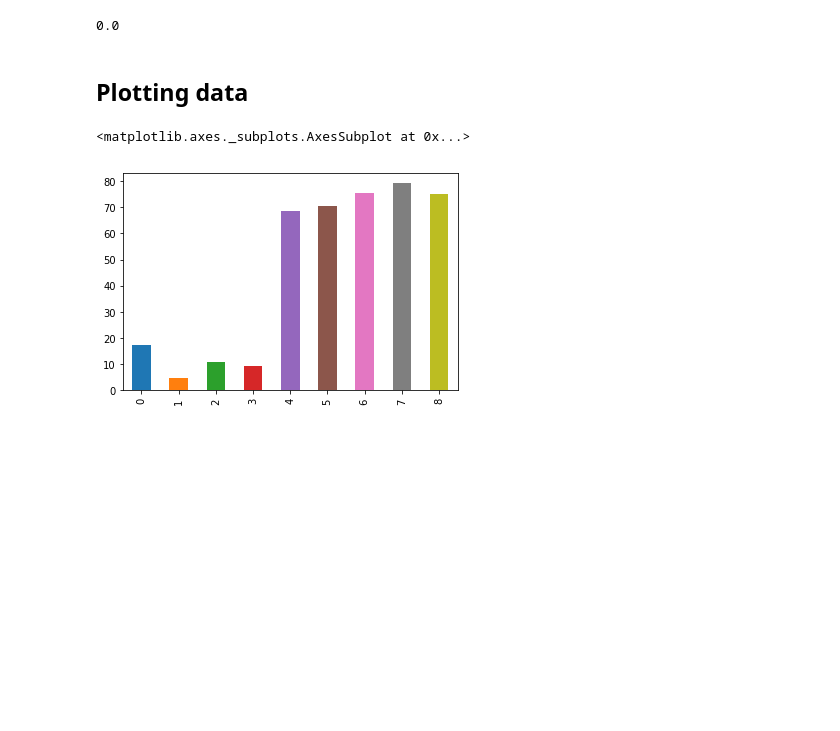
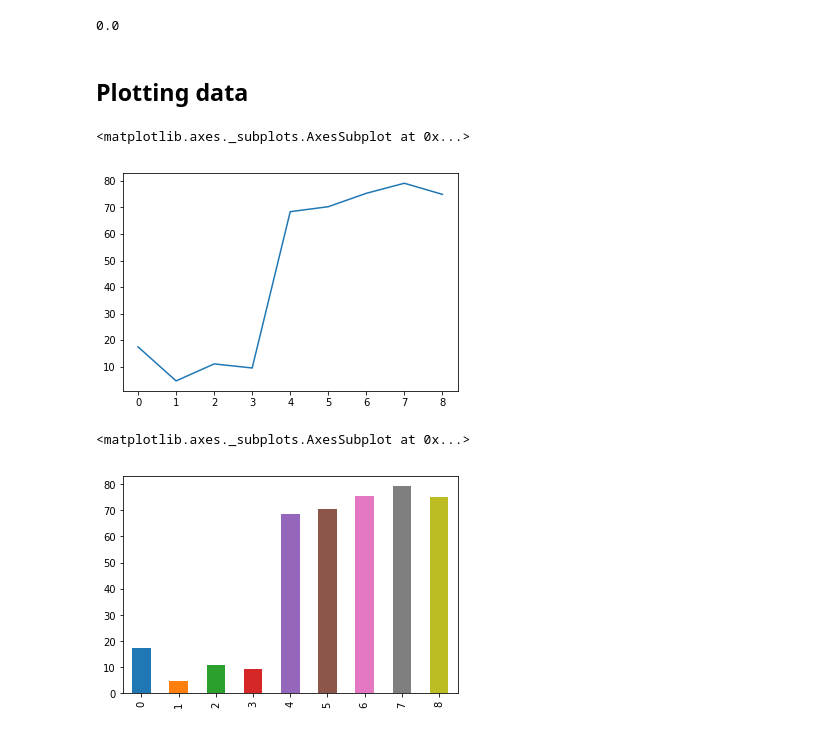
Before and after one commit to dm-fedorov/python3_intro, a Jupyter notebook: lesson_13/pandas.ipynb, the cells around one changed output. Saved outputs shown, nothing was run; the diff lists cells and outputs as text; code cells hidden in the pictures; blank space fills up the shorter version.

Commit message:
matplotlib

```diff
--- a/lesson_13/pandas.ipynb
+++ b/lesson_13/pandas.ipynb
@@ -147,6 +147,11 @@ temp[17][0]
 0.0
 # %% [markdown]
 ## Plotting data
+# %%
+temp[5].plot()
+# %% [output]
+<matplotlib.axes._subplots.AxesSubplot at 0x...>
+[figure, added]
 # %%
 temp[5].plot.bar()
 # %% [output]
```
